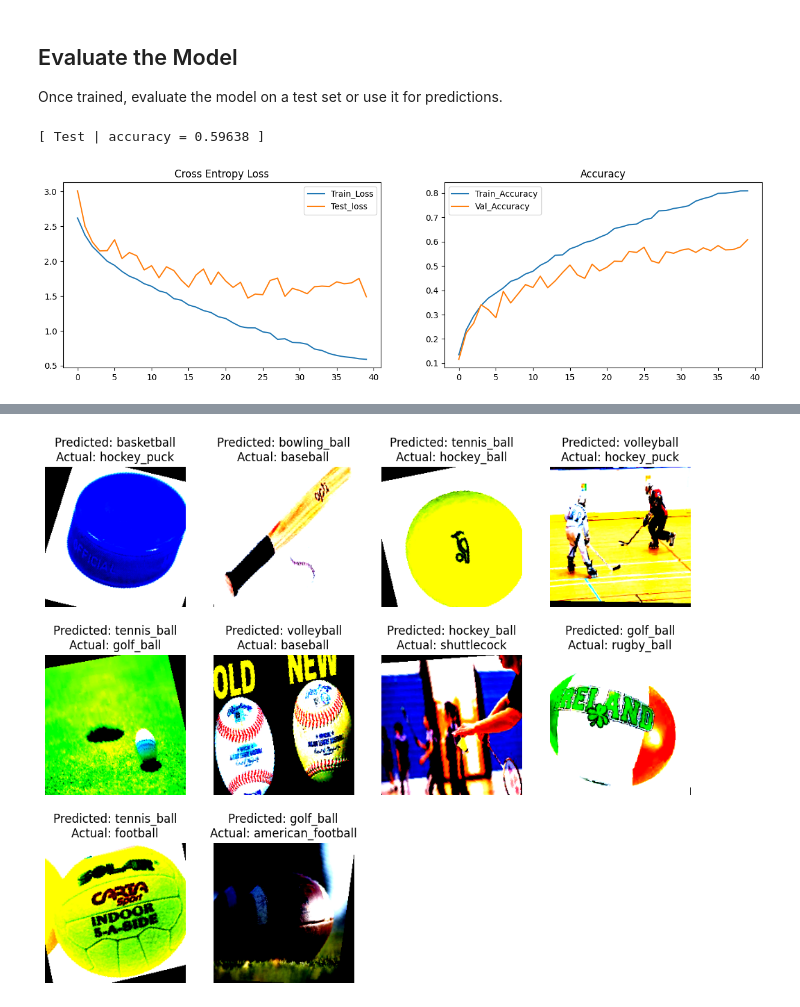
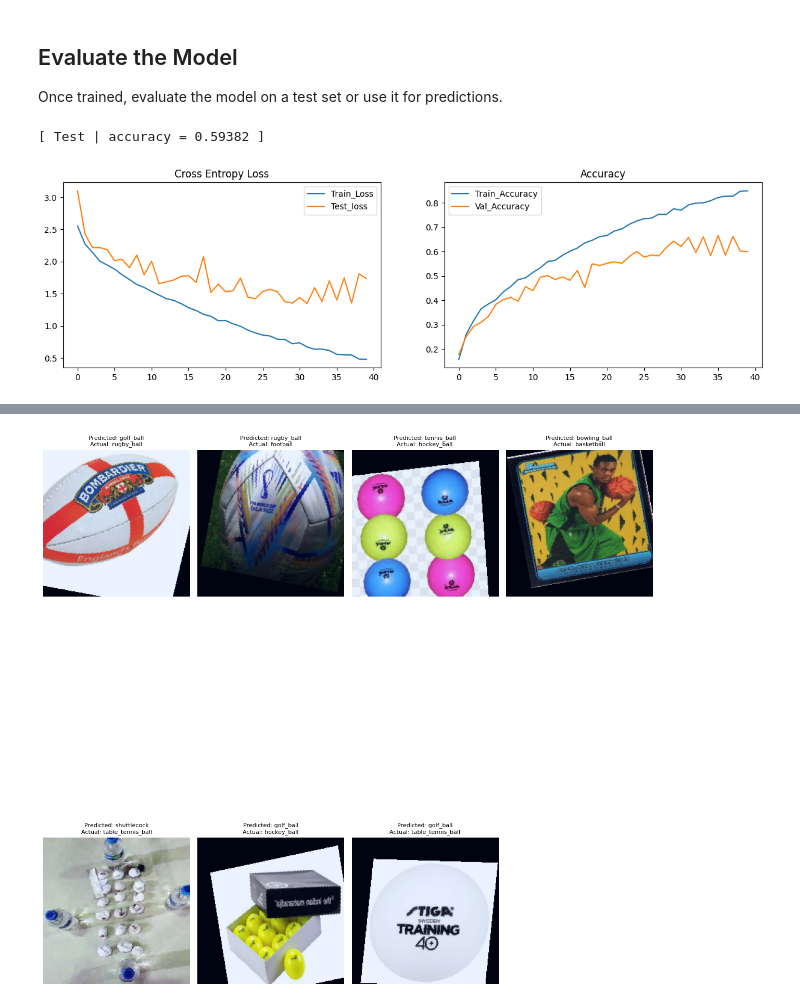
Before and after one commit to lucas6028/machine-learning, a Jupyter notebook: CNN/sports_balls.ipynb, the cells around one changed output, grey strips where cells are left out. Saved outputs shown, nothing was run; the diff lists cells and outputs as text; code cells hidden in the pictures.

Commit message:
Use test dataset as validation set with accuracy 59%

```diff
--- a/CNN/sports_balls.ipynb
+++ b/CNN/sports_balls.ipynb
@@ -82,14 +84,14 @@ batch_size = 128
 
 # Construct datasets.
 # The argument "loader" tells how torchvision reads the data.
-tv_set = DatasetFolder(path + "/train", loader=lambda x: Image.open(x), extensions="jpg", transform=train_tfm)
-train_set, valid_set = random_split(tv_set, [0.8, 0.2])
+train_set = DatasetFolder(path + "/train", loader=lambda x: Image.open(x), extensions="jpg", transform=train_tfm)
 test_set = DatasetFolder(path + "/test", loader=lambda x: Image.open(x), extensions="jpg", transform=test_tfm)
+# train_set, valid_set = random_split(tv_set, [0.8, 0.2])
 # unlabeled_set = DatasetFolder("food-11/training/unlabeled"  , loader=lambda x: Image.open(x), extensions="jpg", transform=train_tfm)
 
 # Construct data loaders.
 train_loader = DataLoader(train_set, batch_size=batch_size, shuffle=True, num_workers=2, pin_memory=True)
-valid_loader = DataLoader(valid_set, batch_size=batch_size, shuffle=True, num_workers=2, pin_memory=True)
+valid_loader = DataLoader(test_set, batch_size=batch_size, shuffle=True, num_workers=2, pin_memory=True)
 test_loader = DataLoader(test_set, batch_size=batch_size, shuffle=False)
 # %%
 classes = []
@@ -134,13 +136,14 @@ plot_loader = DataLoader(train_set, batch_size=batch_size, shuffle=True)
 # Visualise some examples
 plt.figure(figsize=(15,15))
 for i in range(9):
-    ax = plt.subplot(3,3,i+1)
+    ax = plt.subplot(3, 3, i + 1)
     ax.grid(False)
     ax.get_xaxis().set_visible(False)
     ax.get_yaxis().set_visible(False)
     batch = next(iter(plot_loader))
     label = int(batch[1].numpy()[0])
-    image = np.transpose(batch[0][0].numpy(), (1, 2, 0))/2.5
+    image = np.transpose(batch[0][0].numpy(), (1, 2, 0)) / 2.5
+    image = np.clip(image, 0, 1)  # Clip to valid range
     plt.imshow(image)
     plt.title(classes[label])
 plt.show()
@@ -510,19 +506,19 @@ for batch in tqdm(test_loader, leave=True):
 test_acc = sum(test_acc) / len(test_acc)
 print(f"[ Test | accuracy = {test_acc:.5f} ]")
 # %% [output]
-[ Test | accuracy = 0.59638 ]
+[ Test | accuracy = 0.59382 ]
 # %%
 train_acc_hist = [acc.cpu().numpy() for acc in train_acc_hist]
 valid_acc_hist = [acc.cpu().numpy() for acc in valid_acc_hist]
 plot_hist(train_loss_hist, valid_loss_hist, train_acc_hist, valid_acc_hist)
 # %% [output]
-[figure, old version]
+[figure, new version]
 # %%
 # Access class names
-class_names = tv_set.classes  # Maps indices to folder names (e.g., 0 -> 'apple', 1 -> 'banana')
+class_names = train_set.classes  # Maps indices to folder names (e.g., 0 -> 'apple', 1 -> 'banana')
 
 # Create a DataLoader
-test_loader = DataLoader(tv_set, batch_size=32, shuffle=True)
+test_loader = DataLoader(train_set, batch_size=32, shuffle=True)
 
 # Visualize incorrect predictions
 model.eval()  # Ensure the model is in evaluation mode.
@@ -548,17 +544,23 @@ incorrect_indices = (preds != labels).nonzero(as_tuple=True)[0]
 if len(incorrect_indices) > 0:
     plt.figure(figsize=(12, 17))  # Adjust figure size to fit multiple subplots
 
+    # Calculate the number of rows and columns dynamically
+    num_images = min(len(incorrect_indices), 20)
+    rows = (num_images + 3) // 4  # 4 images per row
+
     for i, idx in enumerate(incorrect_indices[:20]):  # Display up to 20 incorrect predictions
-        plt.subplot(5, 4, i + 1)  # Create a grid of 5 rows and 4 columns
+        plt.subplot(rows, 4, i + 1)  # Dynamically adjust rows
         img = imgs[idx].cpu().permute(1, 2, 0)  # Convert CHW to HWC
+        img = (img - img.min()) / (img.max() - img.min())  # Normalize to [0, 1]
         plt.imshow(img)
         actual_class = labels[idx].item()
         predicted_class = preds[idx].item()
         actual_label = class_names[actual_class]  # Map number to real label
         predicted_label = class_names[predicted_class]  # Map number to real label
-        plt.title(f"Predicted: {predicted_label}\nActual: {actual_label}")
+        plt.title(f"Predicted: {predicted_label}\nActual: {actual_label}", fontsize=8)
         plt.axis('off')
 
+    plt.tight_layout()
     plt.show()
 else:
     print("No incorrect predictions in this batch.")
@@ -576 +568 @@ WARNING:matplotlib.image:Clipping input data to the valid range for imshow with
-[figure, old version]
+[figure, new version]
```
Also changed, not shown: parts of 4 cells of this notebook.
